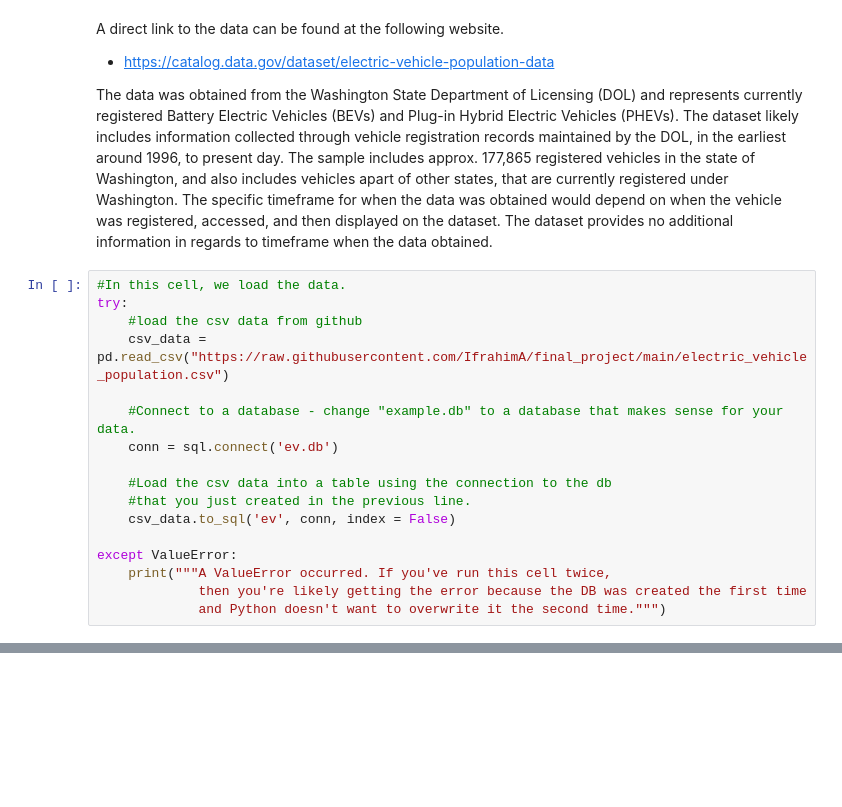
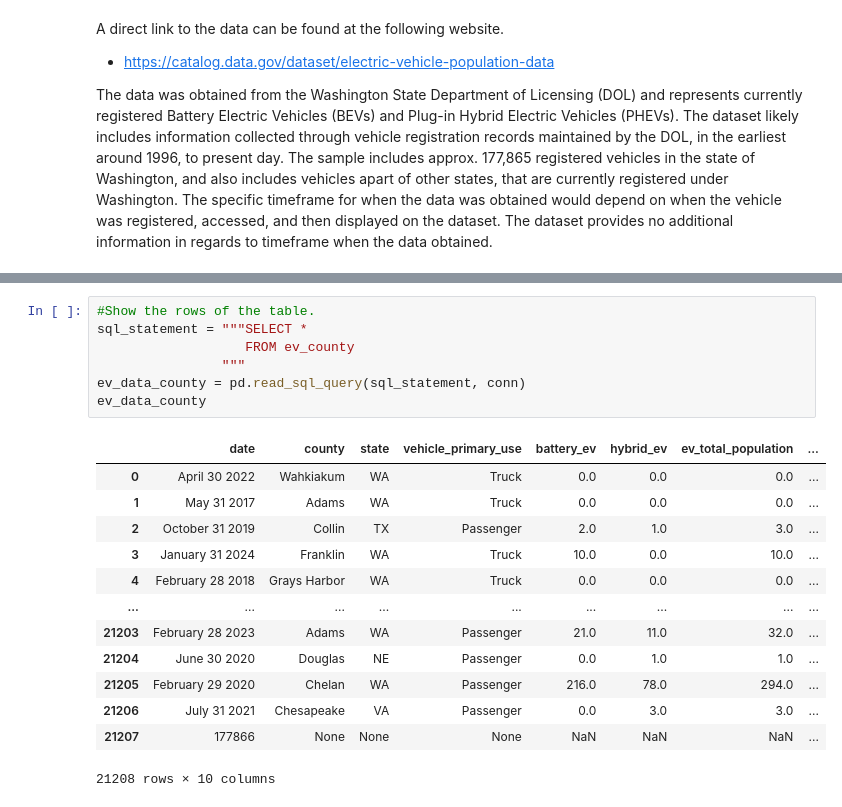
Before and after one commit to IfrahimA/final_project, a Jupyter notebook: Final_Report.ipynb, the cells around one changed output, grey strips where cells are left out. Cells and saved outputs as stored; diff of their text form; blank space fills up the shorter version.

```diff
--- a/Final_Report.ipynb
+++ b/Final_Report.ipynb
@@ -40,20 +32,3 @@ A direct link to the data can be found at the following website.
  * https://catalog.data.gov/dataset/electric-vehicle-population-data
 
 The data was obtained from the Washington State Department of Licensing (DOL) and represents currently registered Battery Electric Vehicles (BEVs) and Plug-in Hybrid Electric Vehicles (PHEVs). The dataset likely includes information collected through vehicle registration records maintained by the DOL, in the earliest around 1996, to present day. The sample includes approx. 177,865 registered vehicles in the state of Washington, and also includes vehicles apart of other states, that are currently registered under Washington. The specific timeframe for when the data was obtained would depend on when the vehicle was registered, accessed, and then displayed on the dataset. The dataset provides no additional information in regards to timeframe when the data obtained.
-# %%
-#In this cell, we load the data.
-try:
-    #load the csv data from github
-    csv_data = pd.read_csv("https://raw.githubusercontent.com/IfrahimA/final_project/main/electric_vehicle_population.csv")
-
-    #Connect to a database - change "example.db" to a database that makes sense for your data.
-    conn = sql.connect('ev.db')
-
-    #Load the csv data into a table using the connection to the db
-    #that you just created in the previous line.
-    csv_data.to_sql('ev', conn, index = False)
-
-except ValueError:
-    print("""A ValueError occurred. If you've run this cell twice,
-             then you're likely getting the error because the DB was created the first time
-             and Python doesn't want to overwrite it the second time.""")
@@ -922,0 +130,21 @@ plt.scatter(results_1["latitude"], results_1["longitude"])
+# %%
+#Show the rows of the table.
+sql_statement = """SELECT *
+                   FROM ev_county
+                """
+ev_data_county = pd.read_sql_query(sql_statement, conn)
+ev_data_county
+# %% [output]
+|  | date | county | state | vehicle_primary_use | battery_ev | hybrid_ev | ev_total_population | ... |
+| 0 | April 30 2022 | Wahkiakum | WA | Truck | 0.0 | 0.0 | 0.0 | ... |
+| 1 | May 31 2017 | Adams | WA | Truck | 0.0 | 0.0 | 0.0 | ... |
+| 2 | October 31 2019 | Collin | TX | Passenger | 2.0 | 1.0 | 3.0 | ... |
+| 3 | January 31 2024 | Franklin | WA | Truck | 10.0 | 0.0 | 10.0 | ... |
+| 4 | February 28 2018 | Grays Harbor | WA | Truck | 0.0 | 0.0 | 0.0 | ... |
+| ... | ... | ... | ... | ... | ... | ... | ... | ... |
+| 21203 | February 28 2023 | Adams | WA | Passenger | 21.0 | 11.0 | 32.0 | ... |
+| 21204 | June 30 2020 | Douglas | NE | Passenger | 0.0 | 1.0 | 1.0 | ... |
+| 21205 | February 29 2020 | Chelan | WA | Passenger | 216.0 | 78.0 | 294.0 | ... |
+| 21206 | July 31 2021 | Chesapeake | VA | Passenger | 0.0 | 3.0 | 3.0 | ... |
+| 21207 | 177866 | None | None | None | NaN | NaN | NaN | ... |
+21208 rows × 10 columns
```
Also changed, not shown: parts of 74 cells of this notebook, 2 other files.
